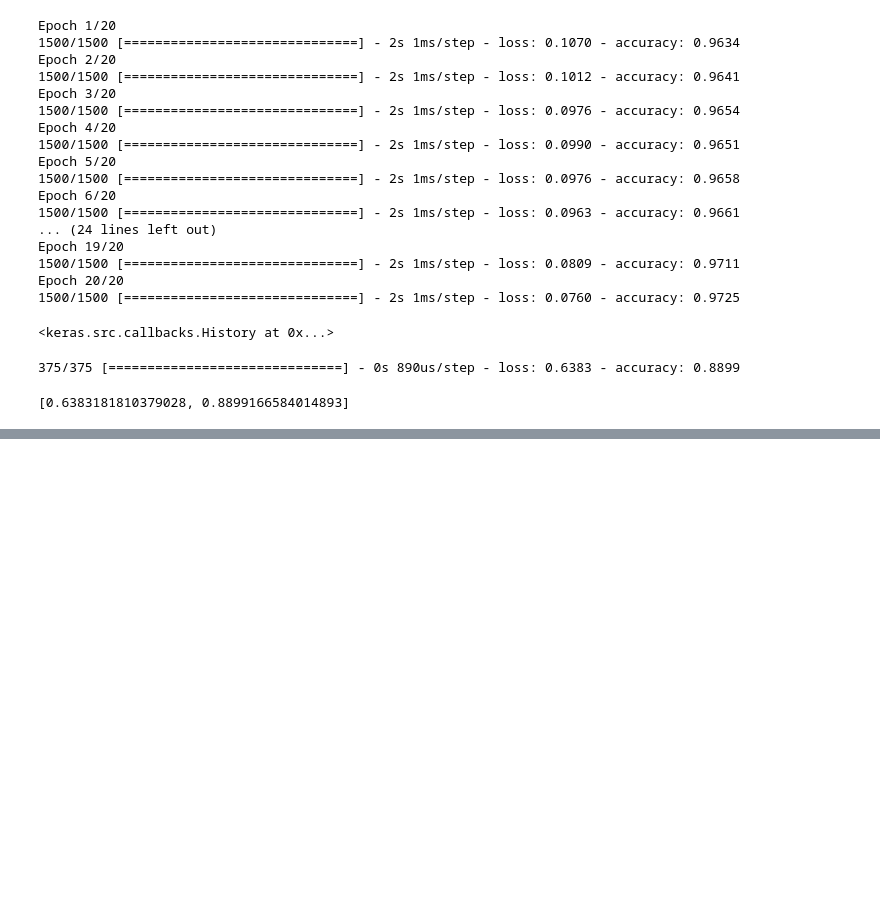
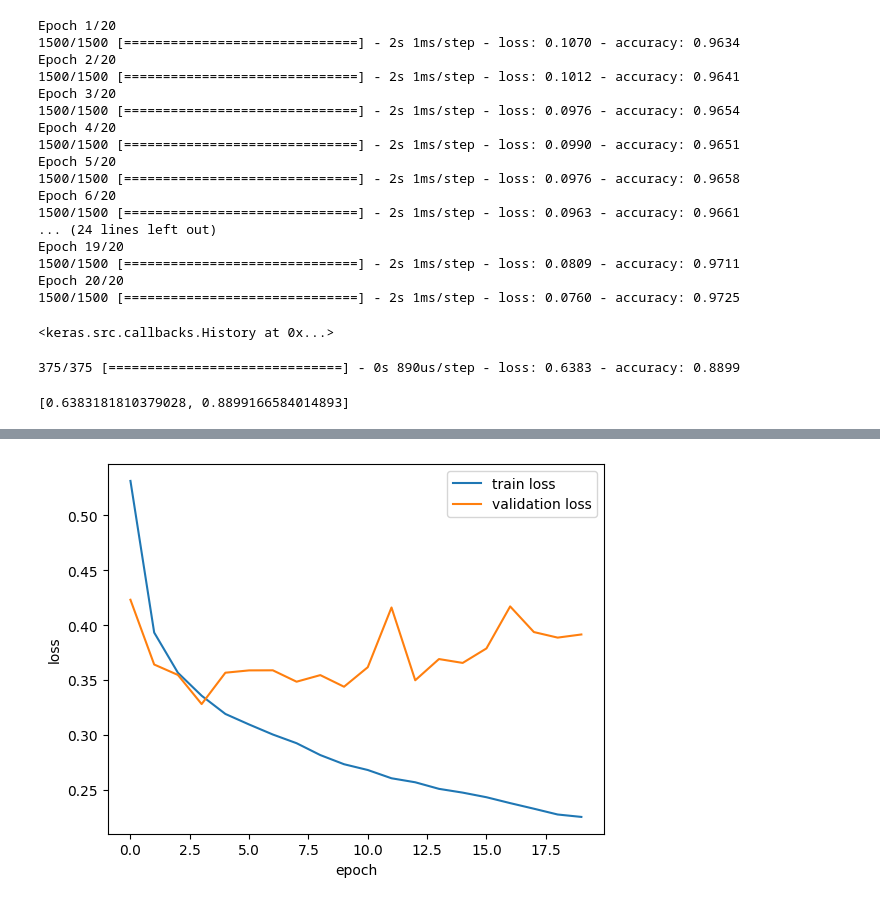
Before and after one commit to lky473736/learning-AI, a Jupyter notebook: hongong/deep learning/ANN-DNN/MNIST_DNN.ipynb, the cells around one changed output, grey strips where cells are left out. Drawn from its saved outputs; the diff is of its cells as text; code cells hidden in the pictures; blank space fills up the shorter version.

```diff
--- a/hongong/deep learning/ANN-DNN/MNIST_DNN.ipynb
+++ b/hongong/deep learning/ANN-DNN/MNIST_DNN.ipynb
@@ -492,0 +520,15 @@ model.evaluate(X_val_scaled, y_val_scaled)
+# %%
+# fit할 시에 history를 반환, history.history에 loss, accuracy 들어있음 (epoch마다의 loss, accuracy)
+# validation_data 파라미터를 지정하여 validation score까지 epoch마다 출력 및 history에 저장 가능
+
+model = keras.Sequential([
+    keras.layers.Flatten(input_shape=(28, 28)),
+    keras.layers.Dense(100, activation='relu'),
+    keras.layers.Dense(10, activation='softmax')
+])
+
+model.summary()
+model.compile(loss='sparse_categorical_crossentropy', metrics='accuracy')
+history = model.fit(X_train_scaled, y_train_scaled, epochs=20, validation_data=(X_val_scaled, y_val_scaled))
+
+print (history.history)
@@ -492,0 +553,14 @@ model.evaluate(X_val_scaled, y_val_scaled)
+# %%
+# matplotlib으로 validation loss, train loss 시각화
+
+import matplotlib.pyplot as plt
+
+plt.plot(history.history['loss'])
+plt.plot(history.history['val_loss'])
+plt.xlabel('epoch')
+plt.ylabel('loss')
+plt.legend(['train loss', 'validation loss'])
+
+plt.show()
+# %% [output]
+[figure, added]
```
Also changed, not shown: parts of 13 cells of this notebook, 1 other file.
